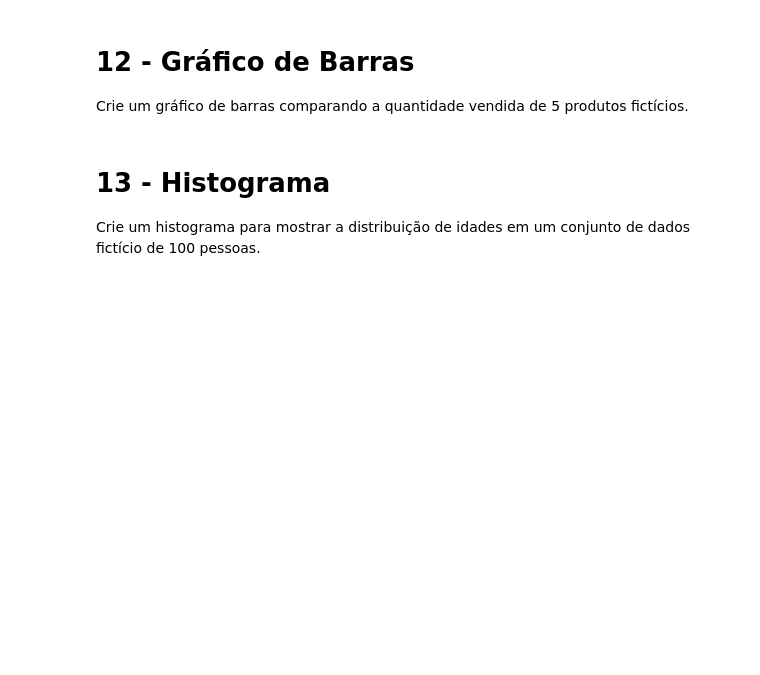
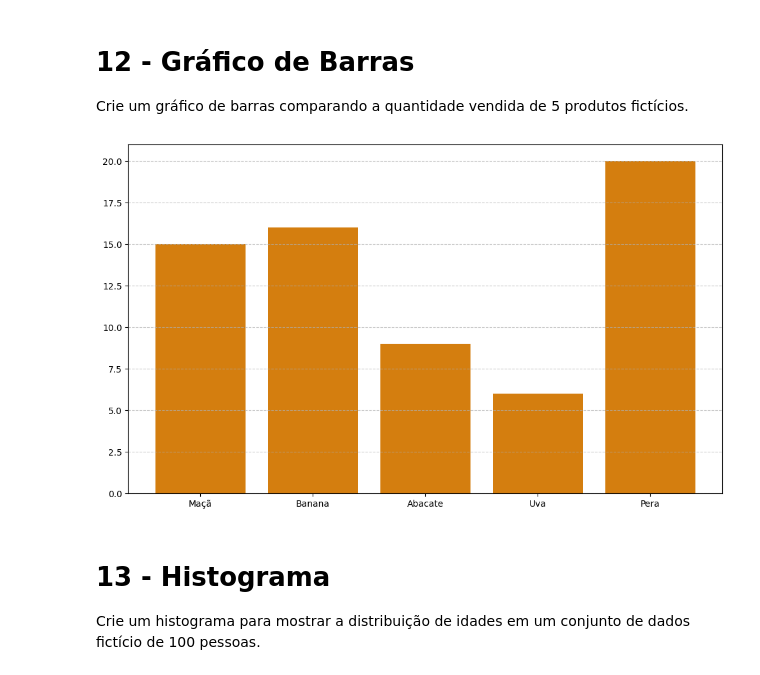
Before and after one commit to caroline-dainezi-fatec/Fatec-Mineracao-de-Dados-2SEM-2024, a Jupyter notebook: ALUNOS_Aula06_Exercicios.ipynb, the cells around one changed output. Drawn from its saved outputs; the diff is of its cells as text; code cells hidden in the pictures; blank space fills up the shorter version.

```diff
--- a/ALUNOS_Aula06_Exercicios.ipynb
+++ b/ALUNOS_Aula06_Exercicios.ipynb
@@ -83,3 +259,22 @@ Crie um gráfico de barras comparando a quantidade vendida de 5 produtos fictíc
+# %%
+products = ['Maçã', 'Banana', 'Abacate', 'Uva', 'Pera']
+amount = np.random.randint(1, 21, size=5)
+
+df_sales = pd.DataFrame({
+    'Produto': products,
+    'Quantidade': amount
+})
+
+plt.figure(figsize=(10, 6))
+plt.bar(df_sales['Produto'], df_sales['Quantidade'], color='#d47e0f')
+
+plt.xticks(rotation=0)
+plt.grid(axis='y', linestyle='--', alpha=0.7)
+
+plt.tight_layout()
+plt.show()
+# %% [output]
+[figure, added]
 # %% [markdown]
 # 13 - Histograma
 
```
Also changed, not shown: parts of 39 cells of this notebook.
